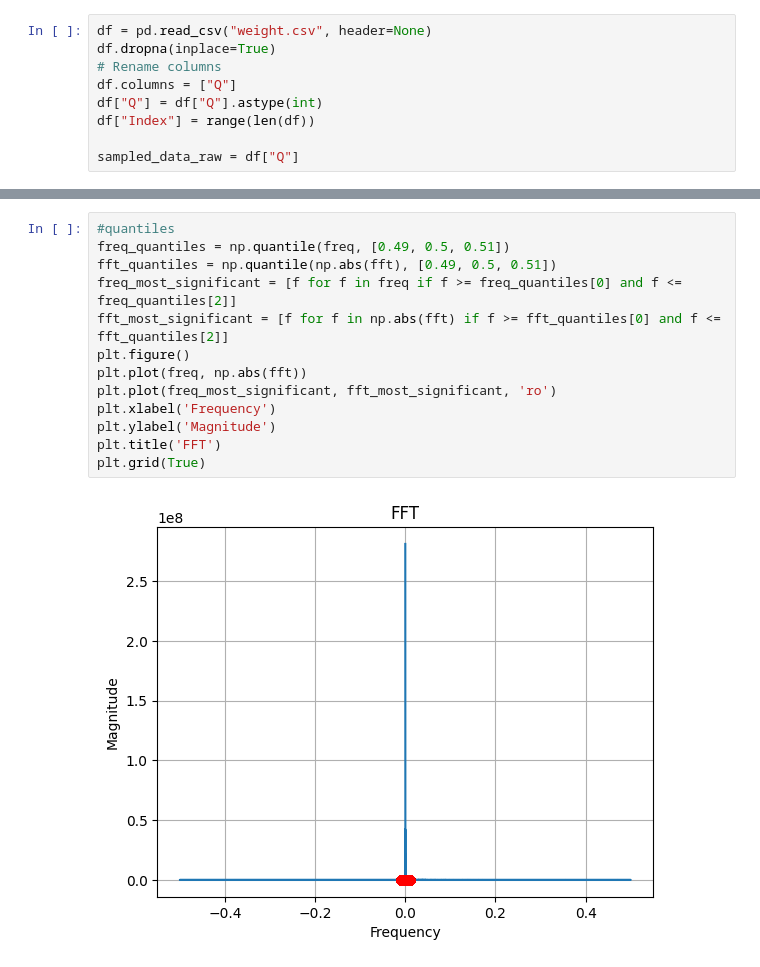
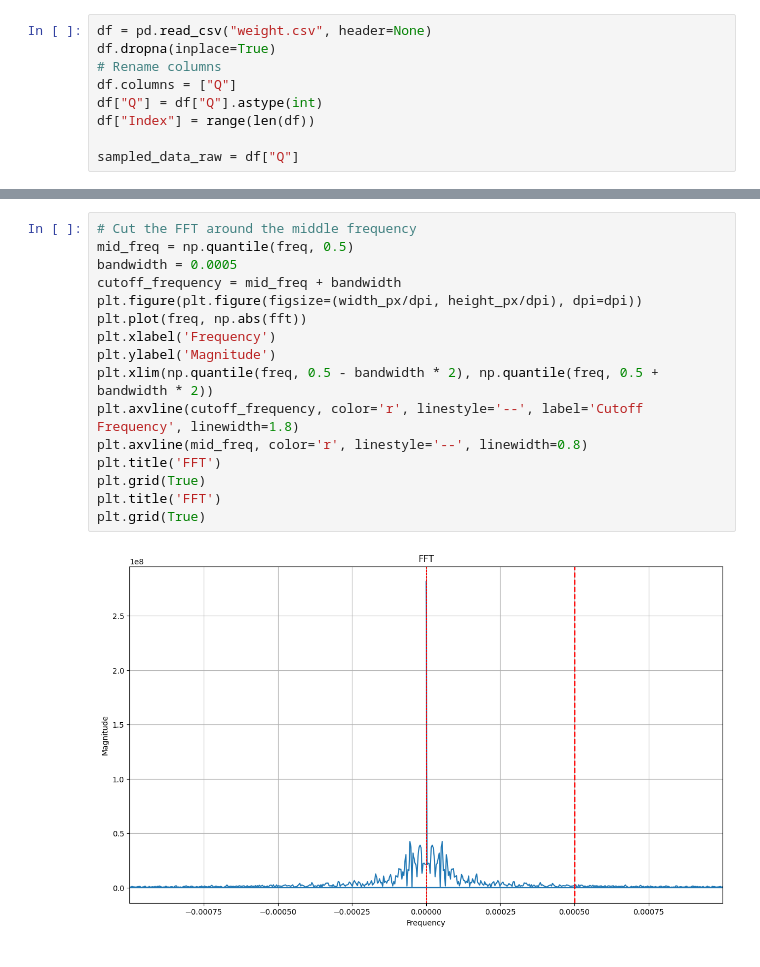
Before and after one commit to ilia-barynkin/udsp, a Jupyter notebook: issues/weights/weights.ipynb, the cells around one changed output, grey strips where cells are left out. Saved outputs shown, nothing was run; the diff lists cells and outputs as text.

```diff
--- a/issues/weights/weights.ipynb
+++ b/issues/weights/weights.ipynb
@@ -31,15 +37,18 @@ plt.grid(True)
-# %%
-#quantiles
-freq_quantiles = np.quantile(freq, [0.49, 0.5, 0.51])
-fft_quantiles = np.quantile(np.abs(fft), [0.49, 0.5, 0.51])
-freq_most_significant = [f for f in freq if f >= freq_quantiles[0] and f <= freq_quantiles[2]]
-fft_most_significant = [f for f in np.abs(fft) if f >= fft_quantiles[0] and f <= fft_quantiles[2]]
-plt.figure()
-plt.plot(freq, np.abs(fft))
-plt.plot(freq_most_significant, fft_most_significant, 'ro')
-plt.xlabel('Frequency')
-plt.ylabel('Magnitude')
-plt.title('FFT')
-plt.grid(True)
-# %% [output]
-[figure, removed]
+# %%
+# Cut the FFT around the middle frequency
+mid_freq = np.quantile(freq, 0.5)
+bandwidth = 0.0005
+cutoff_frequency = mid_freq + bandwidth
+plt.figure(plt.figure(figsize=(width_px/dpi, height_px/dpi), dpi=dpi))
+plt.plot(freq, np.abs(fft))
+plt.xlabel('Frequency')
+plt.ylabel('Magnitude')
+plt.xlim(np.quantile(freq, 0.5 - bandwidth * 2), np.quantile(freq, 0.5 + bandwidth * 2))
+plt.axvline(cutoff_frequency, color='r', linestyle='--', label='Cutoff Frequency', linewidth=1.8)
+plt.axvline(mid_freq, color='r', linestyle='--', linewidth=0.8)
+plt.title('FFT')
+plt.grid(True)
+plt.title('FFT')
+plt.grid(True)
+# %% [output]
+[figure, added]
```
Also changed, not shown: parts of 2 cells of this notebook.
